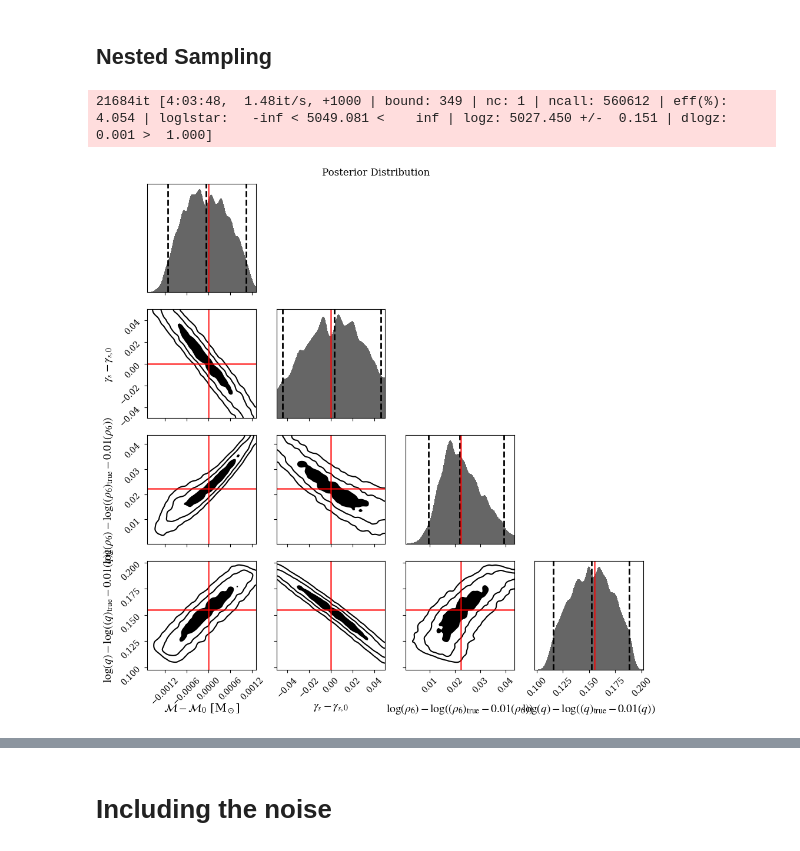
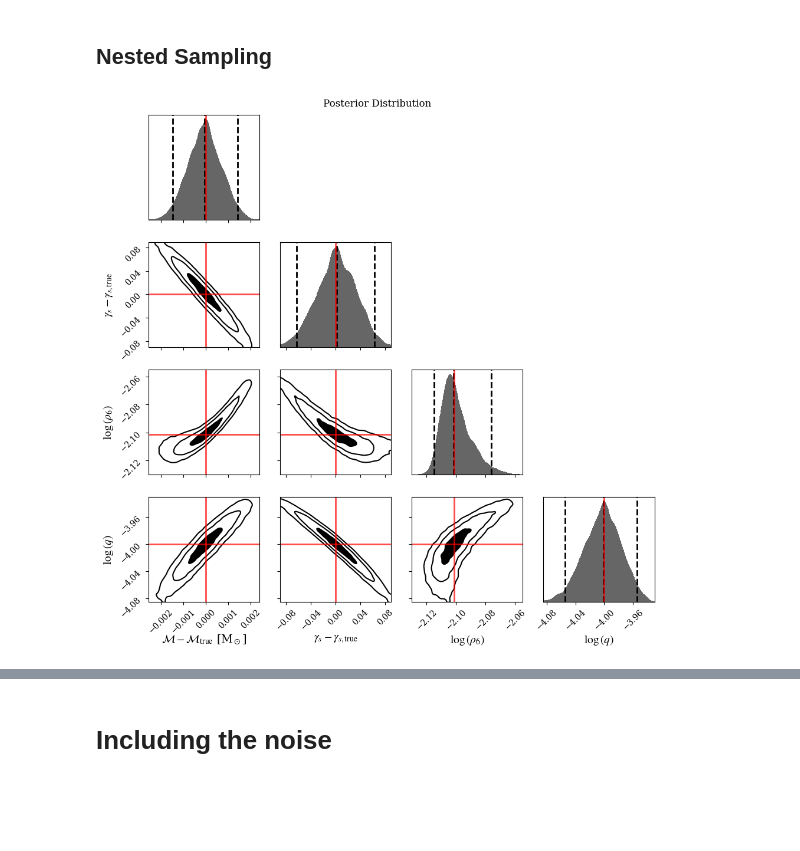
Before and after one commit to nicolegrillo/BinaryEvolution, a Jupyter notebook: stats_analysis/results/single_envs/DARK-MATTER-only.ipynb, the cells around one changed output, grey strips where cells are left out. Saved outputs shown, nothing was run; the diff lists cells and outputs as text; code cells hidden in the pictures; blank space fills up the shorter version.

```diff
--- a/stats_analysis/results/single_envs/DARK-MATTER-only.ipynb
+++ b/stats_analysis/results/single_envs/DARK-MATTER-only.ipynb
@@ -112,17 +85,14 @@ elif detector == "aLIGO":
 elif detector == "LISA":
     from pydd.noise import S_n_LISA as S_n, f_range_LISA as f_range_n  # LISA
 
-    T_OBS = 1 * YR #seconds
-    SNR_THRESH = 100.0
+    T_OBS = 2 * YR #seconds
+    SNR_THRESH = 150.0
     TITLE = "LISA"
 # %% [markdown]
 ### My version of $\texttt{get_signal_system}$
 # %%
 def myget_signal_system() -> Tuple[myDarkMatter, Tuple[float, float]]:
-    """
-    Creates an accretion disk with SNR and duration as set above for given detector.
 
-    """
     m1 = 1e5 * MSUN # kg
     m2 = 10 * MSUN # kg
     rho6 = 1.17e17 * MSUN / PC**3
@@ -156,7 +126,7 @@ def myget_signal_system() -> Tuple[myDarkMatter, Tuple[float, float]]:
                         chirp_mass=chirp_mass)
 
     # Frequency range and grids
-    F_RANGE_D = find_grid(_DM)
+    F_RANGE_D = find_grid(_DM, T_OBS)
     FS = np.linspace(max(F_RANGE_D[0], f_range_n[0]), min(F_RANGE_D[1], f_range_n[1]), 50_000)
 
     # Get dL such that SNR is as set above
@@ -416,8 +325,8 @@ for _ in trange(1000):
 xs = np.array(xs)
 lls = np.array(lls)
 # %%
-log_rho6_true = np.log10((true_value[1]) / (true_value[1] - prior_list[1]))
-log_q_true = np.log10((true_value[3]) / (true_value[3] - prior_list[3]))
+log_rho6_true = np.log10(true_value[1])
+log_q_true = np.log10(true_value[3])
 m_true = 0
 gammas_true = 0
 
@@ -448,31 +357,22 @@ ax[3].axvline(x=log_q_true, c='red', linewidth=1)
 # %% [markdown]
 ## Nested Sampling
 # %%
-# Initialize the nested sampler
-# Use 500 - 2000 live points. You need a lot, otherwise you may miss the high-likelihood region!
-sampler = dynesty.NestedSampler(get_ll_fft, ptform, 4, nlive=1000, bound='single')
-
-# Run the nested sampling
-sampler.run_nested(dlogz=1)
-
-# Extract the results
-results = sampler.results
+with open('sampling-results/dm-results/sampling_results_dm.pkl', 'rb') as f:
+    results = pickle.load(f)
-# %% [output]
-21684it [4:03:48,  1.48it/s, +1000 | bound: 349 | nc: 1 | ncall: 560612 | eff(%):  4.054 | loglstar:   -inf < 5049.081 <    inf | logz: 5027.450 +/-  0.151 | dlogz:  0.001 >  1.000]
 # %%
-labels = [r"$\mathcal{M} - \mathcal{M}_0$ [M$_\odot$]", r"$\gamma_s - \gamma_{s,0}$", r"$\log(\rho_6) - \log((\rho_6)_{\mathrm{true}} - 0.01(\rho_6))$", r"$\log(q) - \log((q)_{\mathrm{true}} - 0.01(q))$"]
+labels = [r"$\mathcal{M} - \mathcal{M}_\mathrm{true}$ [M$_\odot$]", r"$\gamma_s - \gamma_{s,\mathrm{true}}$", r"$\log{(\rho_6)}$", r"$\log{(q)}$"]
 quantiles_2d = [1 - np.exp(-(x ** 2) / 2) for x in [1, 2, 3]]
 
 fig, axes = dyplot.cornerplot(
     results,
     labels=labels,
     quantiles_2d=quantiles_2d,
     truths=[0, 0, log_rho6_true, log_q_true],
 )
 
 fig.suptitle("Posterior Distribution")
 plt.tight_layout()
-
+#plt.savefig('figures/DARKMATTER_noiseless.png')
 plt.show()
 # %% [output]
-[figure, old version]
+[figure, new version]
```
Also changed, not shown: parts of 23 cells of this notebook, 13 other files.
